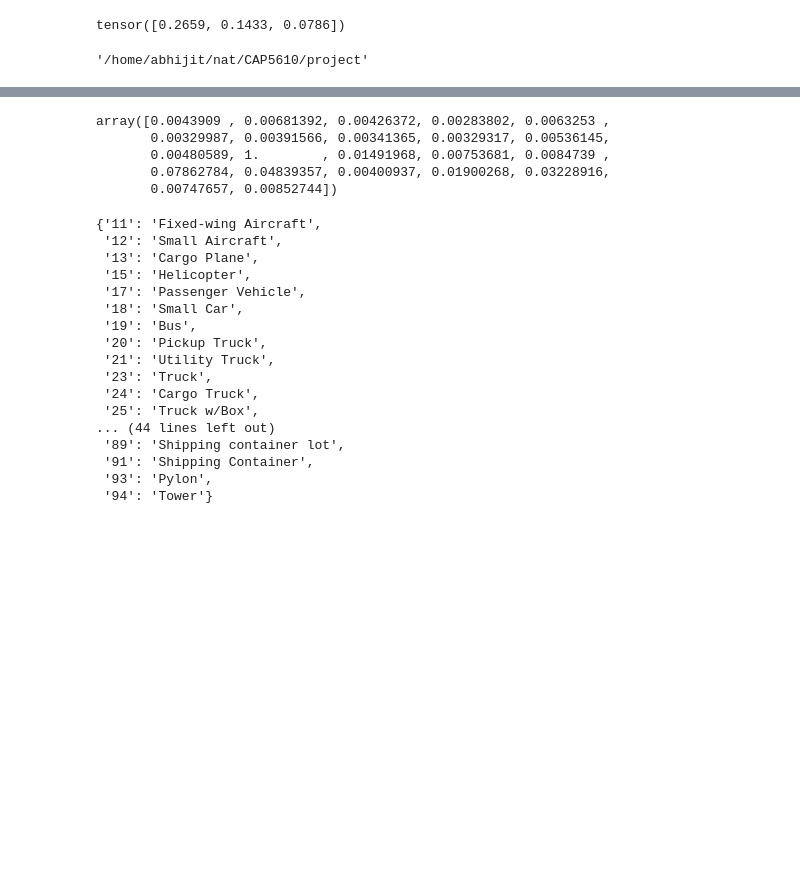
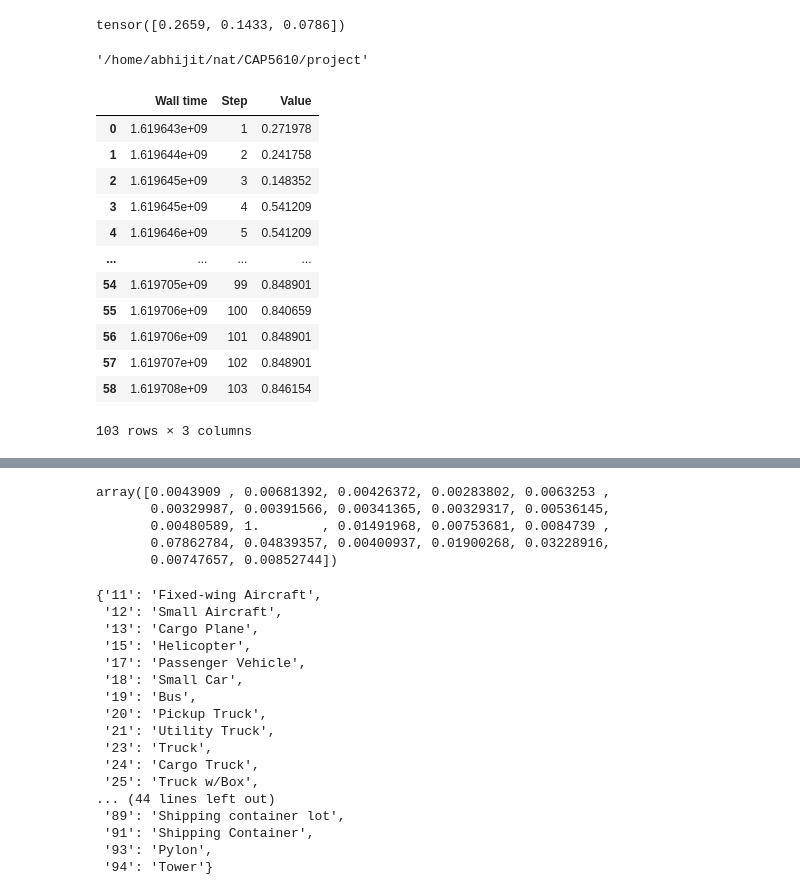
Before and after one commit to NatnaelTDaba/CAP5610, a Jupyter notebook: project/xView_Processing.ipynb, the cells around one changed output, grey strips where cells are left out. Saved outputs shown, nothing was run; the diff lists cells and outputs as text; code cells hidden in the pictures; blank space fills up the shorter version.

```diff
--- a/project/xView_Processing.ipynb
+++ b/project/xView_Processing.ipynb
@@ -591,0 +586,21 @@ input_tensor
+# %%
+acc_1 = pd.read_csv(os.path.join(results_path,'run-efficientnet-b5_Wednesday_28_April_2021_16h_46m_45s-tag-Test_Accuracy.csv'))
+acc_2 = pd.read_csv(os.path.join(results_path,'run-efficientnet-b5_Thursday_29_April_2021_01h_35m_56s-tag-Test_Accuracy.csv'))
+# %%
+effnet_b5 = pd.concat([acc_1[:44], acc_2])
+# %%
+effnet_b5
+# %% [output]
+|  | Wall time | Step | Value |
+| 0 | 1.619643e+09 | 1 | 0.271978 |
+| 1 | 1.619644e+09 | 2 | 0.241758 |
+| 2 | 1.619645e+09 | 3 | 0.148352 |
+| 3 | 1.619645e+09 | 4 | 0.541209 |
+| 4 | 1.619646e+09 | 5 | 0.541209 |
+| ... | ... | ... | ... |
+| 54 | 1.619705e+09 | 99 | 0.848901 |
+| 55 | 1.619706e+09 | 100 | 0.840659 |
+| 56 | 1.619706e+09 | 101 | 0.848901 |
+| 57 | 1.619707e+09 | 102 | 0.848901 |
+| 58 | 1.619708e+09 | 103 | 0.846154 |
+103 rows × 3 columns
```
Also changed, not shown: parts of 63 cells of this notebook, 7 other files.
